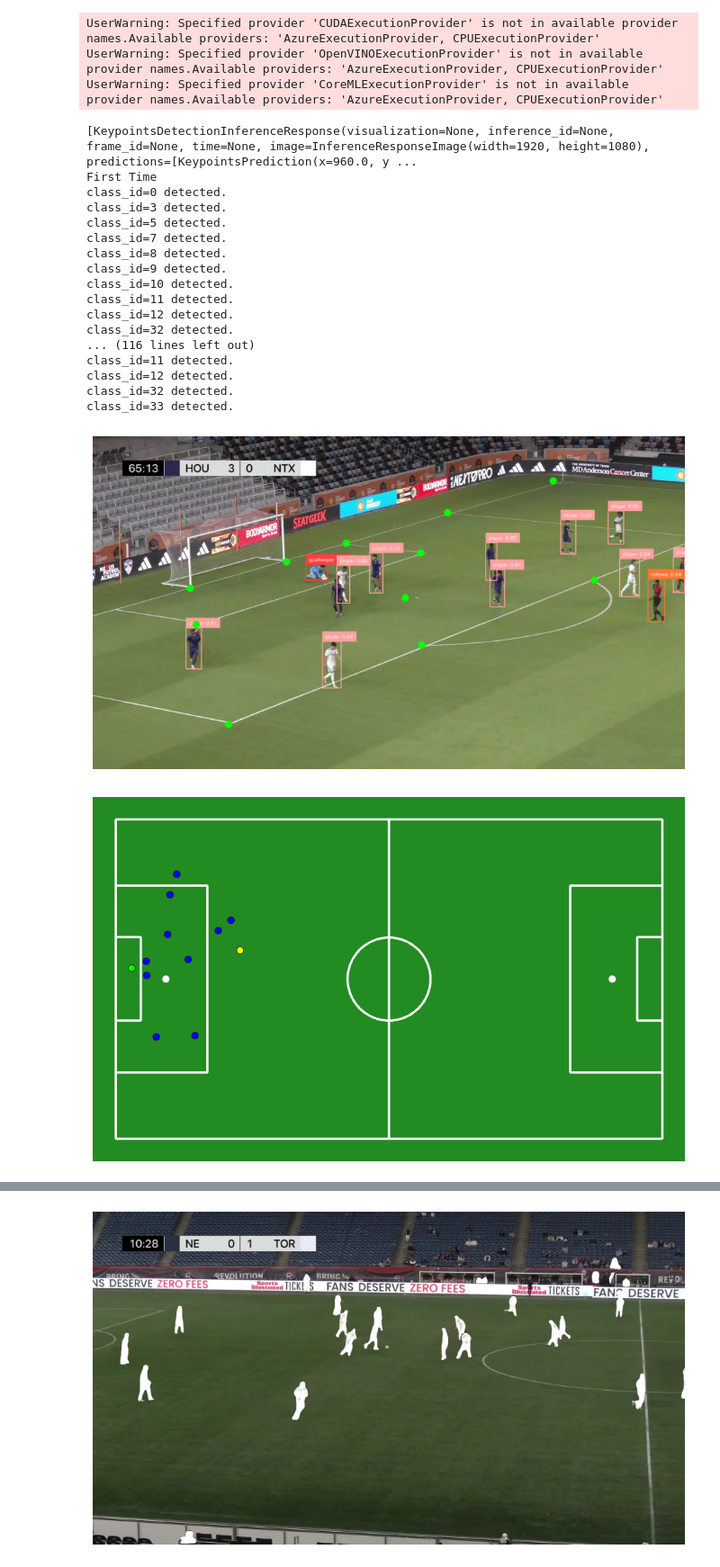
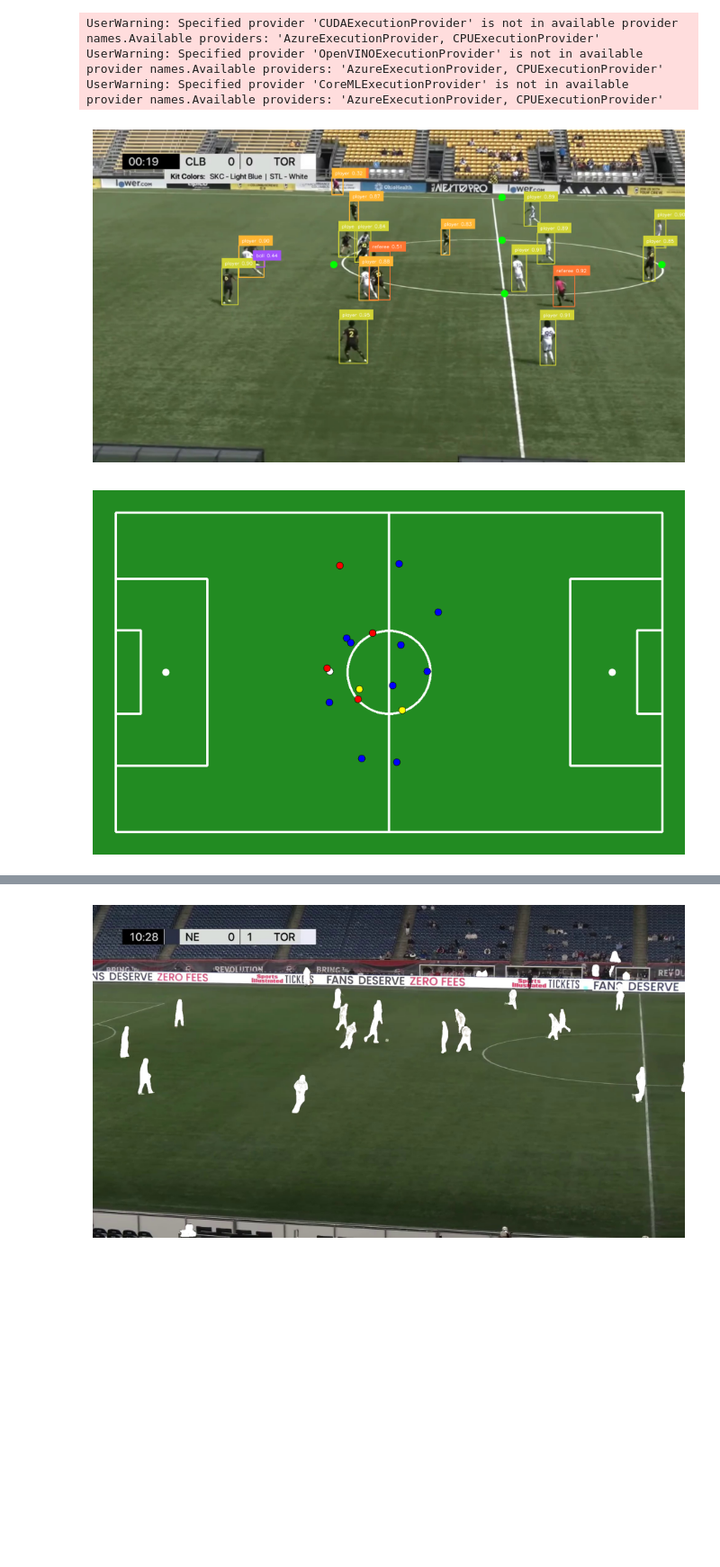
Before and after one commit to Isss11/soccer-computer-vision-analysis, a Jupyter notebook: detector.ipynb, the cells around one changed output, grey strips where cells are left out. Shown at 90% size. Drawn from its saved outputs; the diff is of its cells as text; code cells hidden in the pictures; blank space fills up the shorter version.

Commit message:
Add Back Team Classification

```diff
--- a/detector.ipynb
+++ b/detector.ipynb
@@ -533,29 +478,0 @@ def processVideoFrame(frame):
-# %%
-# Perspective transformation
-fileName = "images-pitch/frame200.jpg"
-image = cv2.imread(fileName)
-
-exampleFrame = SoccerFrame(image)
-
-sv.plot_image(exampleFrame.getAnnotatedFootage())
-sv.plot_image(exampleFrame.getAnnotatedPitch())
-# %% [output]
-[KeypointsDetectionInferenceResponse(visualization=None, inference_id=None, frame_id=None, time=None, image=InferenceResponseImage(width=1920, height=1080), predictions=[KeypointsPrediction(x=960.0, y ...
-First Time
-class_id=0 detected.
-class_id=3 detected.
-class_id=5 detected.
-class_id=7 detected.
-class_id=8 detected.
-class_id=9 detected.
-class_id=10 detected.
-class_id=11 detected.
-class_id=12 detected.
-class_id=32 detected.
-... (116 lines left out)
-class_id=11 detected.
-class_id=12 detected.
-class_id=32 detected.
-class_id=33 detected.
-[figure, removed]
-[figure, removed]
@@ -562,2 +582,37 @@ class_id=33 detected.
+# %%
+import supervision as sv
+from tqdm import tqdm
+from sports.common.team import TeamClassifier
+
+SOURCE_VIDEO_PATH = "soccerClipFootage_1.mp4"
+PLAYER_ID = 2
+STRIDE = 30
+
+frame_generator = sv.get_video_frames_generator(
+    source_path=SOURCE_VIDEO_PATH, stride=STRIDE)
+
+crops = []
+for frame in tqdm(frame_generator, desc='collecting crops'):
+    result = objectModel.infer(frame, confidence=OBJECT_CONFIDENCE_LEVEL)[0]
+    detections = sv.Detections.from_inference(result)
+    playersDetections = detections[detections.class_id == NO_TEAM_PLAYER_CLASS_ID]
+    playersCrops = [sv.crop_image(frame, xyxy) for xyxy in playersDetections.xyxy]
+    crops += playersCrops
+
+teamClassifier = TeamClassifier(device="cuda")
+teamClassifier.fit(crops)
+
+
+# Perspective transformation
+fileName = f"images-pitch/frame335.jpg"
+image = cv2.imread(fileName)
+
+exampleFrame = SoccerFrame(image, teamClassifier=teamClassifier)
+
+sv.plot_image(exampleFrame.getAnnotatedFootage())
+sv.plot_image(exampleFrame.getAnnotatedPitch())
+# %% [output]
+[figure, added]
+[figure, added]
 # %%
 print("Computing frames...")
```
Also changed, not shown: parts of 4 cells of this notebook.
